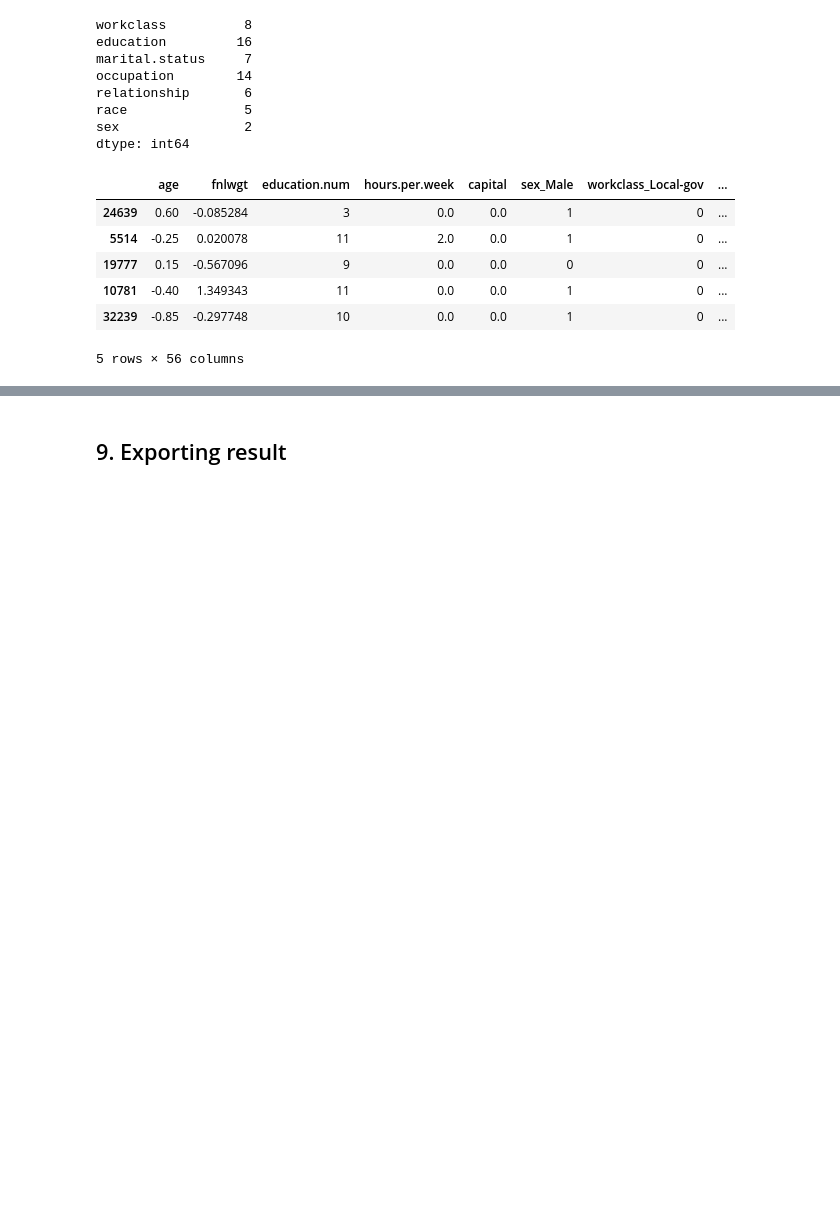
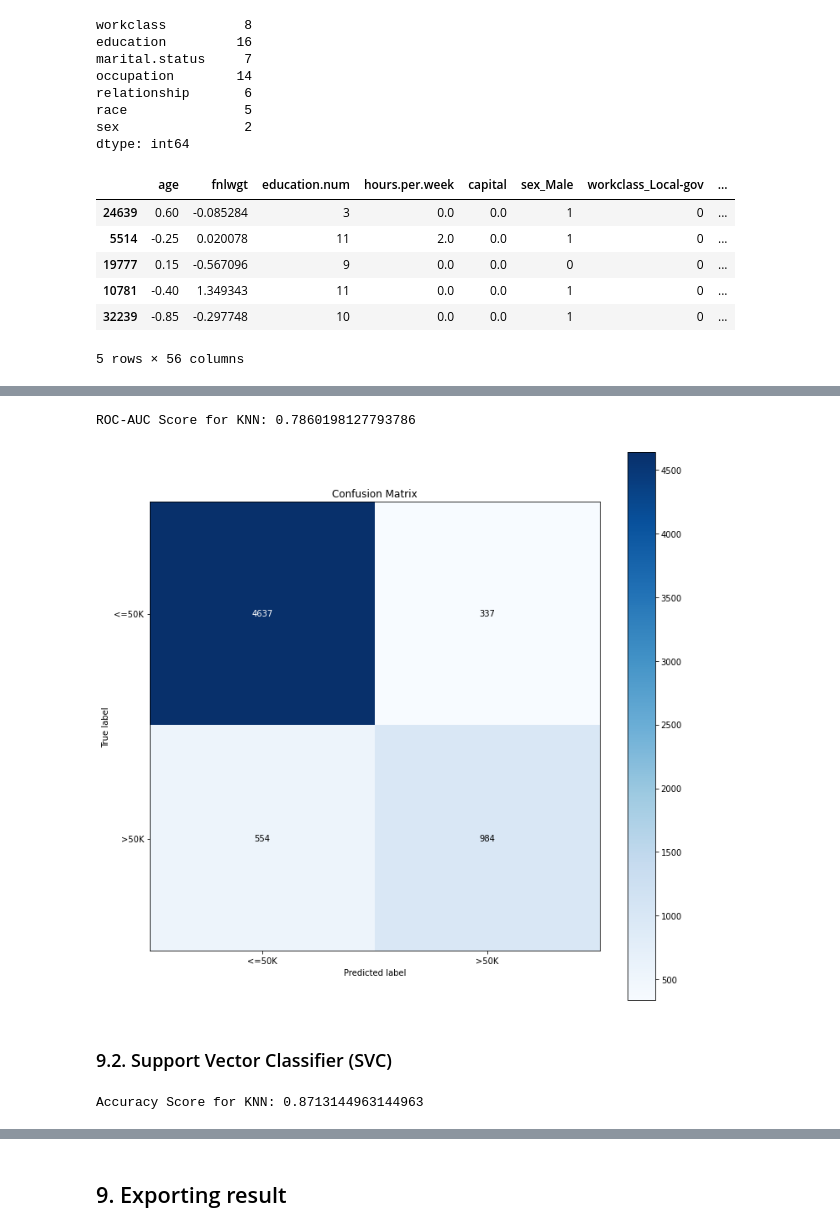
Before and after one commit to Lucas-Okamura/Adult-KNN, a Jupyter notebook: AdultProject.ipynb, the cells around one changed output, grey strips where cells are left out. Saved outputs shown, nothing was run; the diff lists cells and outputs as text; code cells hidden in the pictures; blank space fills up the shorter version.

Commit message:
Added more classifiers

```diff
--- a/AdultProject.ipynb
+++ b/AdultProject.ipynb
@@ -496,14 +497,0 @@ From GridSearchCV, we see that the best kNN estimator is the one with 20 neighbo
-# %%
-# model definition
-knn = KNeighborsClassifier()
-
-# GridSearch CV
-parameters = {'n_neighbors' : np.arange(5, 31, 5)}
-knn_grid_cv = GridSearchCV(knn, parameters, verbose = True, cv = 5)
-knn_grid_cv.fit(X_train, y_train)
-
-print(f'Best estimator: {knn_grid_cv.best_estimator_}')
-print(f'Best score: {knn_grid_cv.best_score_}')
-
-# predict
-y_predict = knn_grid_cv.predict(X_val)
@@ -561,0 +512,14 @@ test.head()
+# %%
+# model definition
+knn = KNeighborsClassifier()
+
+# RandomizedSearchCV
+parameters = {'n_neighbors' : np.arange(5, 31)}
+knn_grid_cv = RandomizedSearchCV(knn, parameters, verbose = True, scoring='accuracy', cv = 5, n_iter = 50, n_jobs = -1, random_state = 42)
+%timeit -n 1 -r 1 knn_grid_cv.fit(X_train, y_train)
+
+print(f'Best estimator: {knn_grid_cv.best_estimator_}')
+print(f'Best score: {knn_grid_cv.best_score_}')
+
+# predict
+y_predict_knn = knn_grid_cv.predict(X_val)
@@ -561,0 +692,22 @@ test.head()
+# %%
+dict_map = {'<=50K' : 0, '>50K' : 1}
+roc_auc_knn = roc_auc_score(pd.Series(y_val).map(dict_map), pd.Series(y_predict_knn).map(dict_map))
+
+print(f"ROC-AUC Score for KNN: {roc_auc_knn}")
+# %% [output]
+ROC-AUC Score for KNN: 0.7860198127793786
+# %%
+#confusion_matrix
+_ = mt.plot_confusion_matrix(y_val,y_predict_knn, normalize = False, figsize = (12,12))
+# %% [output]
+[figure, added]
+# %% [markdown]
+### 9.2. Support Vector Classifier (SVC)
+# %%
+# accuracy_score
+dict_map = {'<=50K' : 0, '>50K' : 1}
+accuracy_svc = accuracy_score(pd.Series(y_val).map(dict_map), pd.Series(y_predict_svc).map(dict_map))
+
+print(f"Accuracy Score for KNN: {accuracy_svc}")
+# %% [output]
+Accuracy Score for KNN: 0.8713144963144963
```
Also changed, not shown: parts of 52 cells of this notebook, 1 other file.
